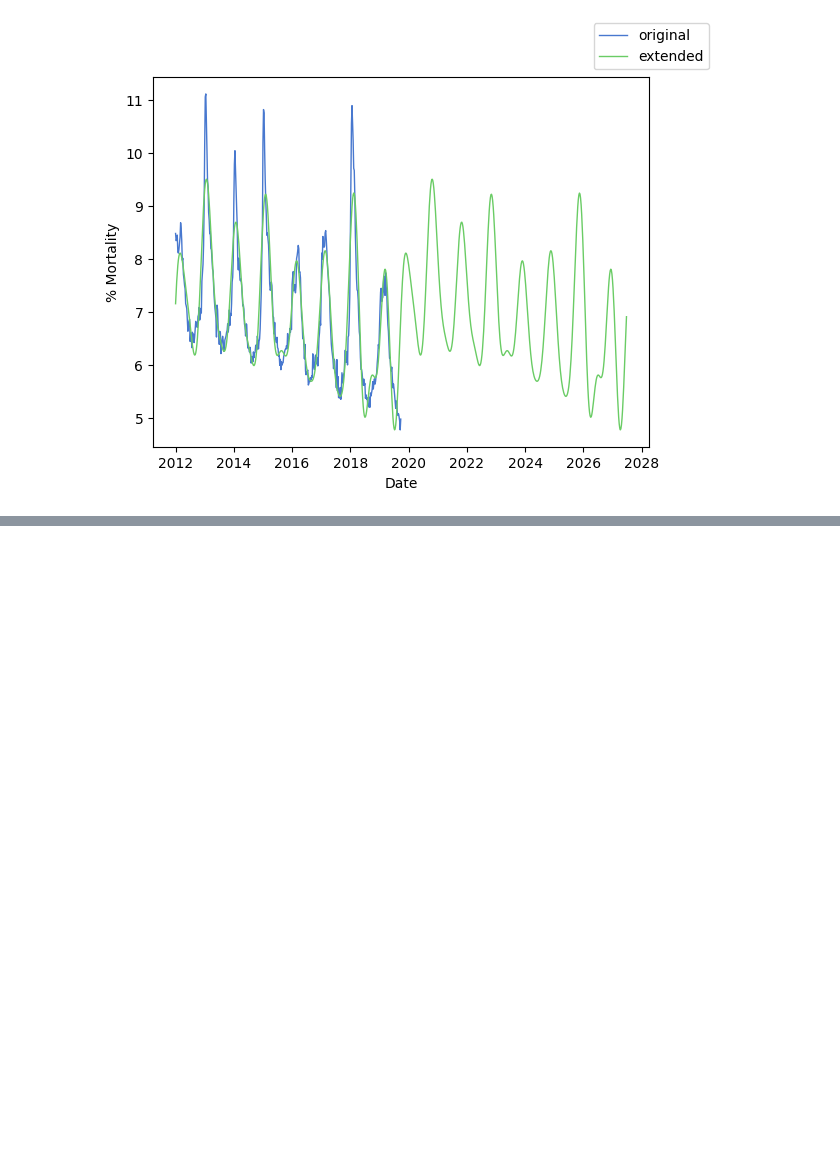
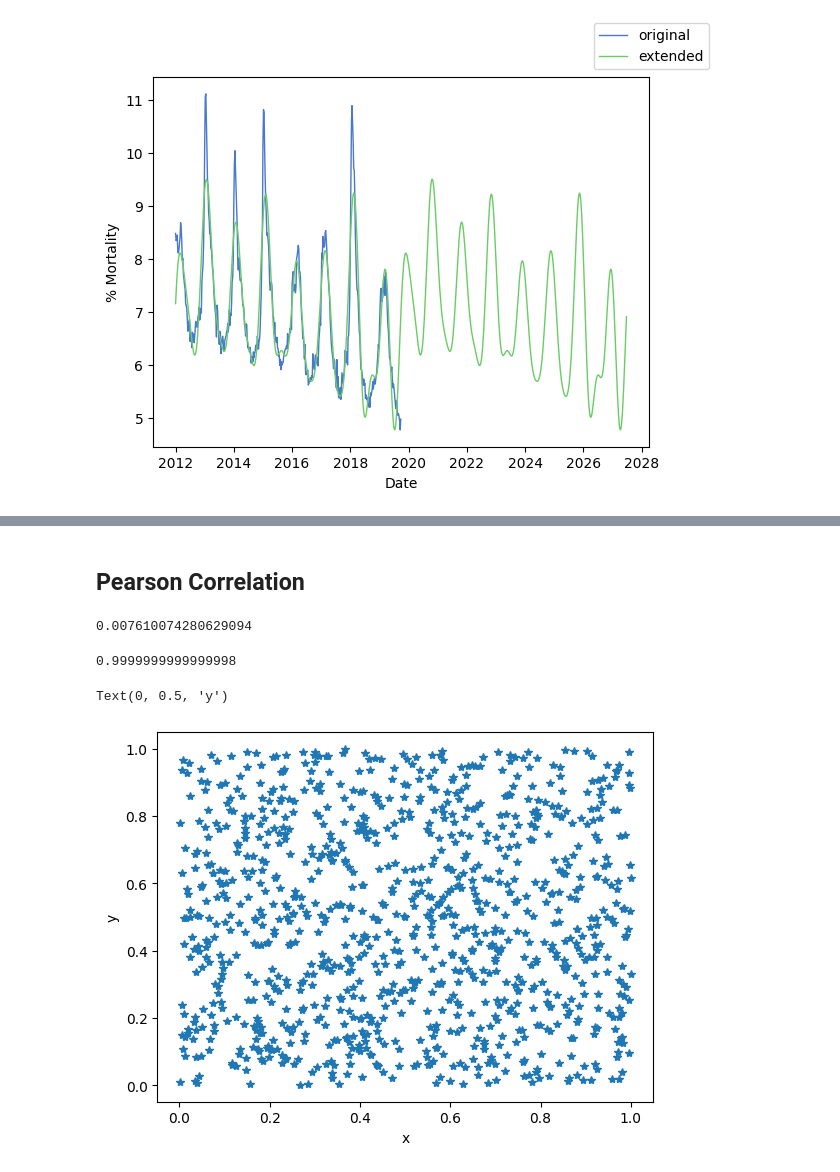
Before and after one commit to taniagmangolini/machine-learning, a Jupyter notebook: temporal_series/time_series.ipynb, the cells around one changed output, grey strips where cells are left out. Cells and saved outputs as stored; diff of their text form; code cells hidden in the pictures; blank space fills up the shorter version.

```diff
--- a/temporal_series/time_series.ipynb
+++ b/temporal_series/time_series.ipynb
@@ -1644,0 +1655,2 @@ fig.legend()
+# %% [markdown]
+## Pearson Correlation
@@ -1644,0 +1664,20 @@ fig.legend()
+# %%
+# random data uncorrelated
+x = np.random.random(1000)
+y = np.random.random(1000)
+# %%
+pearson(x,y)
+# %% [output]
+0.007610074280629094
+# %%
+pearson(y,y)
+# %% [output]
+0.9999999999999998
+# %%
+fig, axs = plt.subplots(1,1)
+axs.plot(x, y, '*')
+axs.set_xlabel('x')
+axs.set_ylabel('y')
+# %% [output]
+Text(0, 0.5, 'y')
+[figure, added]
```
Also changed, not shown: parts of 26 cells of this notebook.
